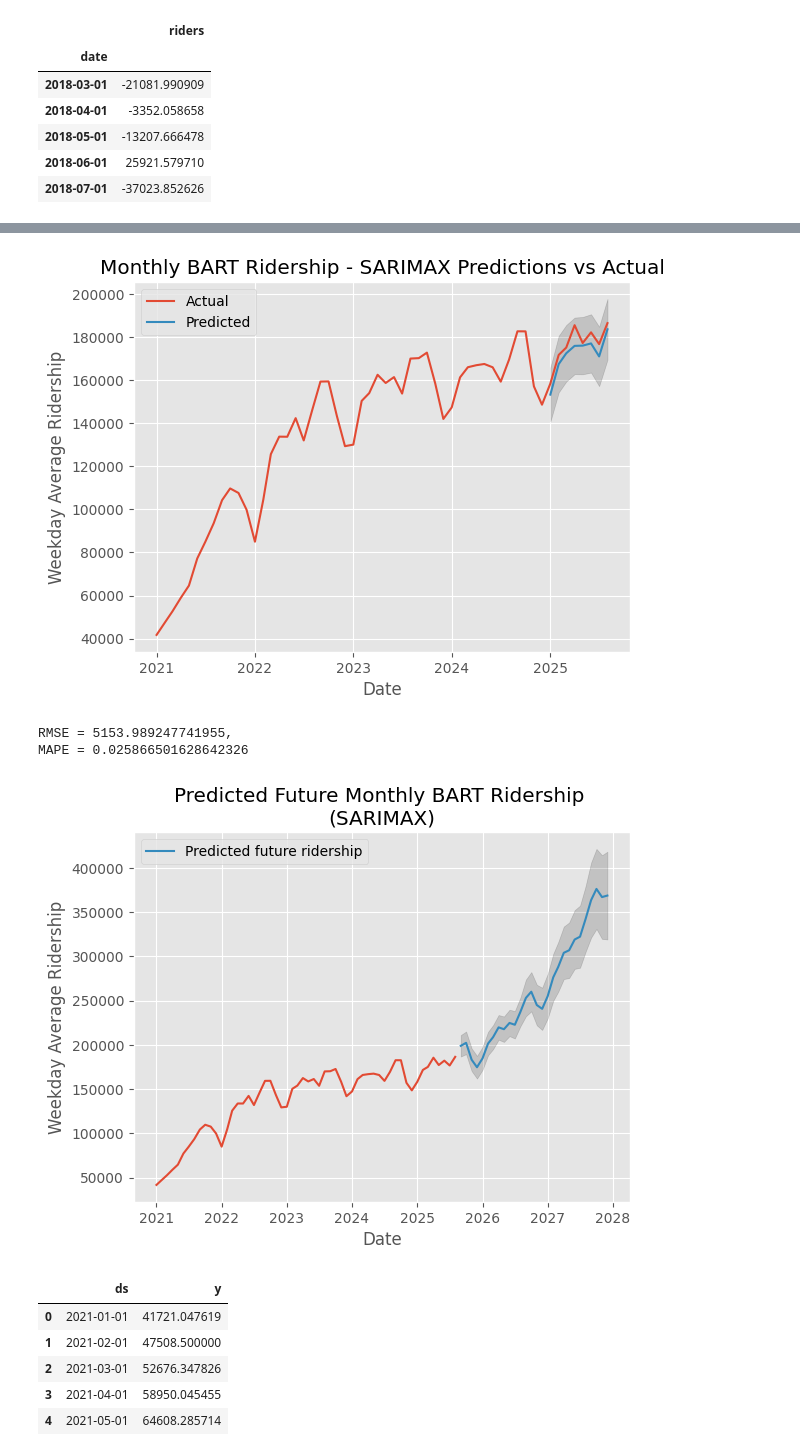
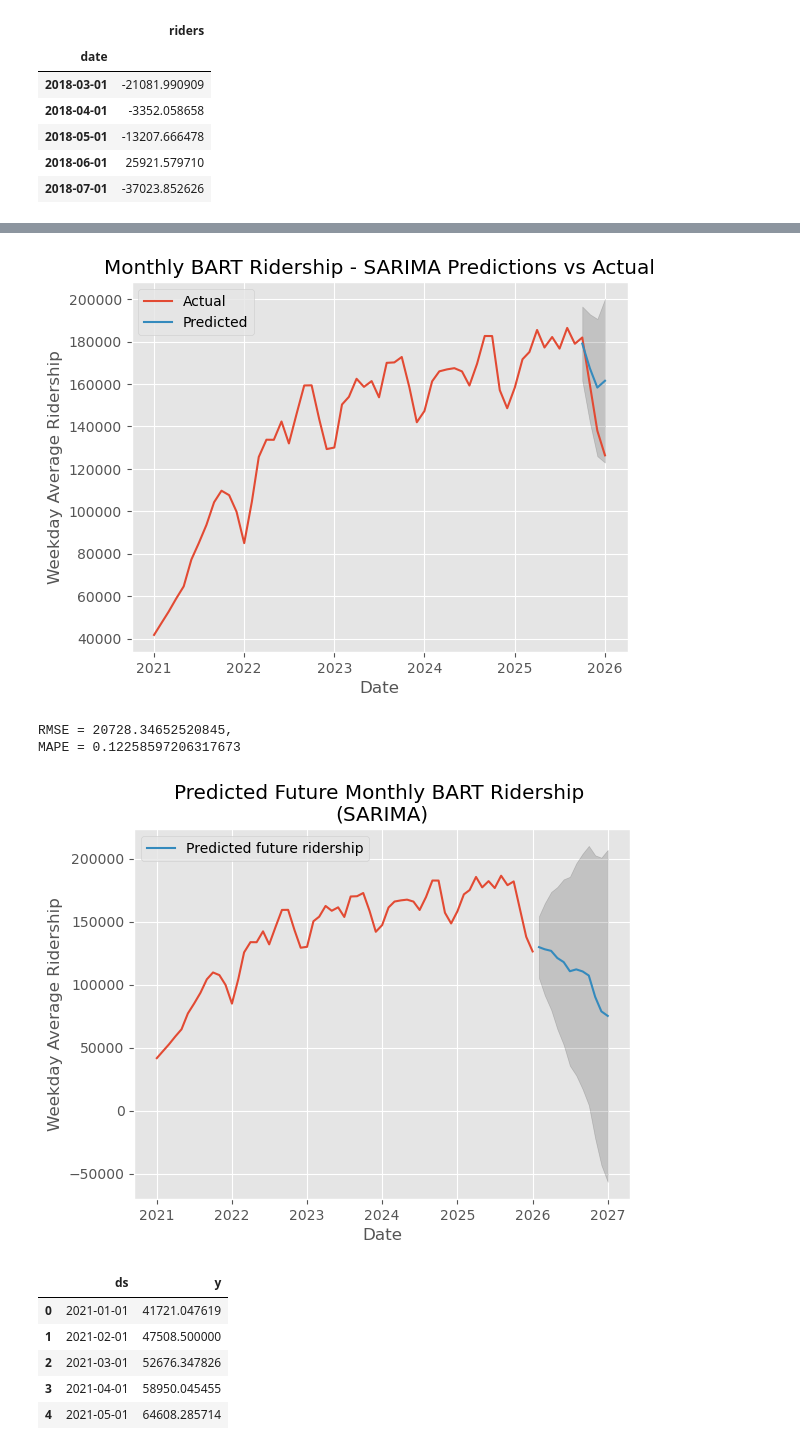
Before and after one commit to Hackquantumcpp/bart_ridership_analysis, a Jupyter notebook: 01-analysis.ipynb, the cells around one changed output, grey strips where cells are left out. Cells and saved outputs as stored; diff of their text form; code cells hidden in the pictures.

```diff
--- a/01-analysis.ipynb
+++ b/01-analysis.ipynb
@@ -33,7 +33,7 @@ years = [
 ]
 # %%
 all_years = [
-    2018, 2019, 2020, 2021, 2022, 2023, 2024, 2025
+    2018, 2019, 2020, 2021, 2022, 2023, 2024, 2025, 2026
 ]
 # %%
 # data = pd.DataFrame()
@@ -628,5 +628,6 @@ daily_riders_full[-7:]
 # %%
 ## Differencing, weekdays only
-daily_diff = daily_riders_full.set_index(['date', 'month', 'year']).diff().reset_index()
+daily_riders_full['riders'] = daily_riders_full['riders'].astype(int)
+daily_diff = daily_riders_full.set_index(['date', 'month', 'year', 'day_of_wk']).diff().reset_index()
 daily_diff.head()
 # %% [output]
@@ -767,7 +777,7 @@ plot_pacf(monthly_riders[monthly_riders.index < pd.to_datetime('2025-01-01')]['r
 ## PMDARIMA
 
 len_dat = monthly_riders['riders'].shape[0]
-train, test = train_test_split(monthly_riders['riders'], train_size = len_dat - 8)
+train, test = train_test_split(monthly_riders['riders'], train_size = len_dat - 4)
 # train, test
 # %%
 len_dat
@@ -819,10 +826,10 @@ plt.fill_between(
 )
 plt.xlabel('Date')
 plt.ylabel('Weekday Average Ridership')
-plt.title('Monthly BART Ridership - SARIMAX Predictions vs Actual')
+plt.title('Monthly BART Ridership - SARIMA Predictions vs Actual')
 plt.legend();
 # %% [output]
-[figure, old version]
+[figure, new version]
 # %%
 # How well does our model do?
 mse = mean_squared_error(test, predicted_test)
@@ -830,32 +837,32 @@ rmse = np.sqrt(mse)
 mape = mean_absolute_percentage_error(test, predicted_test)
 print(f'RMSE = {rmse},\nMAPE = {mape}')
 # %% [output]
-RMSE = 5153.989247741955,
-MAPE = 0.025866501628642326
+RMSE = 20728.34652520845,
+MAPE = 0.12258597206317673
 # %%
 # Now, predict BART ridership to 2027
 # SARIMAX model - order = (2, 2, 2), seasonal_order = (0, 1, 1, 12)
 modelfit = model.fit(monthly_riders['riders'])
-pred, ci = modelfit.predict(n_periods = 28, return_conf_int = True)
+pred, ci = modelfit.predict(n_periods = 12, return_conf_int = True)
 # %%
 plt.plot(
     monthly_riders['riders'],
 )
 plt.plot(
     pred, label='Predicted future ridership'
 )
 plt.fill_between(
     pred.index,
     ci[:, 0],
     ci[:, 1],
     color='k', alpha=0.15
 )
 plt.xlabel('Date')
 plt.ylabel('Weekday Average Ridership')
-plt.title('Predicted Future Monthly BART Ridership \n(SARIMAX)')
+plt.title('Predicted Future Monthly BART Ridership \n(SARIMA)')
 plt.legend();
 # %% [output]
-[figure, old version]
+[figure, new version]
 # %%
 # Limitations: Doesn't take into account potentially useful exogenous factors
 # Possible improvements: exogenous factors, perhaps BSTS hierarchal to include station-level trends?
```
Also changed, not shown: parts of 54 cells of this notebook, 3 other files.
